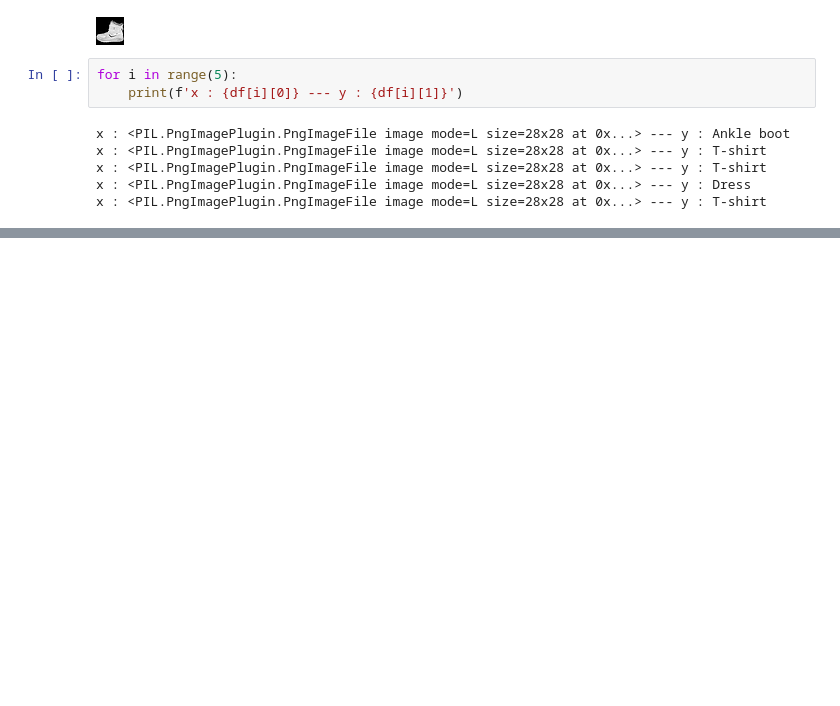
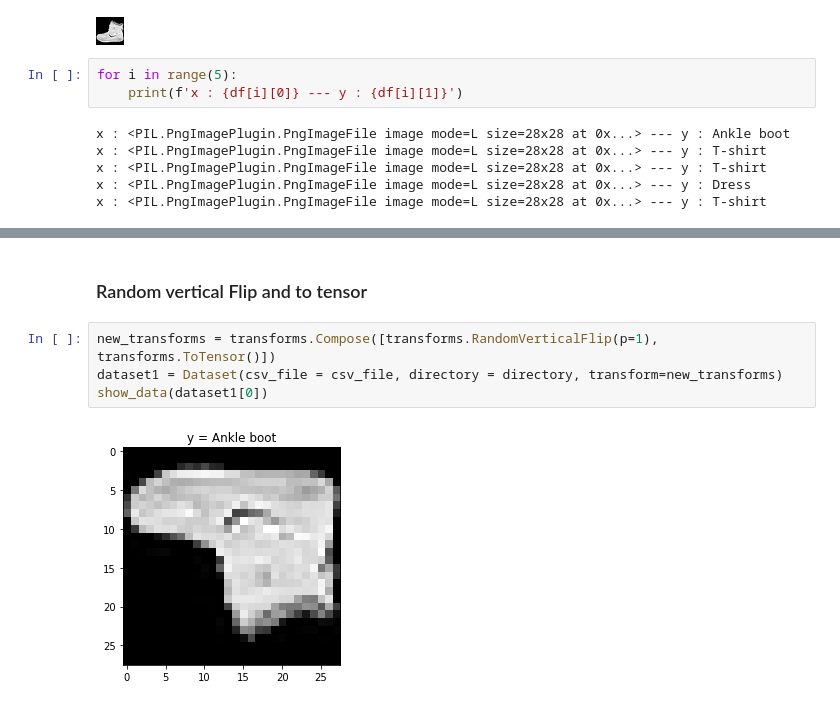
Before and after one commit to ramkumarr02/PyTorch-Basics, a Jupyter notebook: PyTorch_Basics_v1_2.ipynb, the cells around one changed output, grey strips where cells are left out. Cells and saved outputs as stored; diff of their text form; blank space fills up the shorter version.

```diff
--- a/PyTorch_Basics_v1_2.ipynb
+++ b/PyTorch_Basics_v1_2.ipynb
@@ -615,0 +674,8 @@ x : <PIL.PngImagePlugin.PngImageFile image mode=L size=28x28 at 0x...> --- y : T
+# %% [markdown]
+### Random vertical Flip and to tensor
+# %%
+new_transforms = transforms.Compose([transforms.RandomVerticalFlip(p=1), transforms.ToTensor()])
+dataset1 = Dataset(csv_file = csv_file, directory = directory, transform=new_transforms)
+show_data(dataset1[0])
+# %% [output]
+[figure, added]
```
Also changed, not shown: parts of 13 cells of this notebook.
